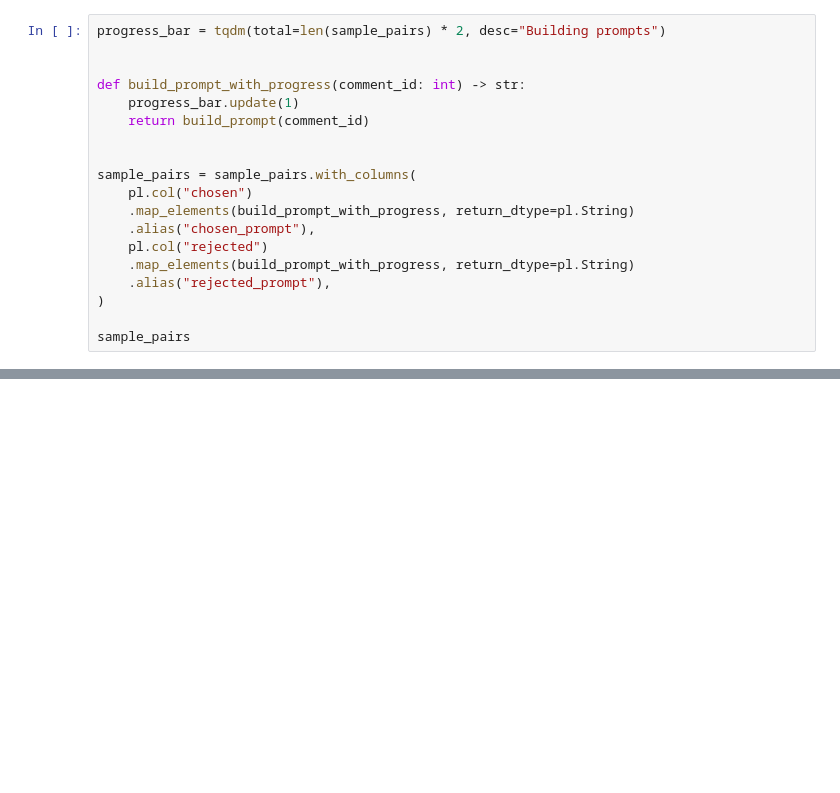
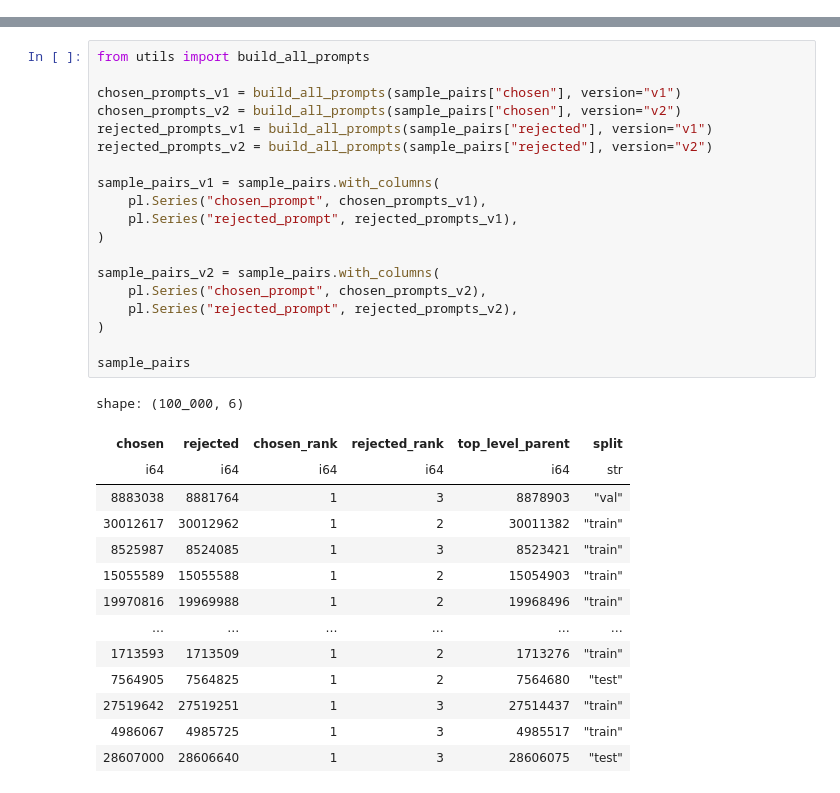
Before and after one commit to OpenPipe/best-hn, a Jupyter notebook: prepare-dataset.ipynb, the cells around one changed output, grey strips where cells are left out. Saved outputs shown, nothing was run; the diff lists cells and outputs as text; blank space fills up the shorter version.

```diff
--- a/prepare-dataset.ipynb
+++ b/prepare-dataset.ipynb
@@ -304,19 +302,0 @@ He&apos;s definitely had an impact on my priorities in a very big and positive w
-# %%
-progress_bar = tqdm(total=len(sample_pairs) * 2, desc="Building prompts")
-
-
-def build_prompt_with_progress(comment_id: int) -> str:
-    progress_bar.update(1)
-    return build_prompt(comment_id)
-
-
-sample_pairs = sample_pairs.with_columns(
-    pl.col("chosen")
-    .map_elements(build_prompt_with_progress, return_dtype=pl.String)
-    .alias("chosen_prompt"),
-    pl.col("rejected")
-    .map_elements(build_prompt_with_progress, return_dtype=pl.String)
-    .alias("rejected_prompt"),
-)
-
-sample_pairs
@@ -338,3 +303,37 @@ shape: (100_000, 8)
+# %%
+from utils import build_all_prompts
+
+chosen_prompts_v1 = build_all_prompts(sample_pairs["chosen"], version="v1")
+chosen_prompts_v2 = build_all_prompts(sample_pairs["chosen"], version="v2")
+rejected_prompts_v1 = build_all_prompts(sample_pairs["rejected"], version="v1")
+rejected_prompts_v2 = build_all_prompts(sample_pairs["rejected"], version="v2")
+
+sample_pairs_v1 = sample_pairs.with_columns(
+    pl.Series("chosen_prompt", chosen_prompts_v1),
+    pl.Series("rejected_prompt", rejected_prompts_v1),
+)
+
+sample_pairs_v2 = sample_pairs.with_columns(
+    pl.Series("chosen_prompt", chosen_prompts_v2),
+    pl.Series("rejected_prompt", rejected_prompts_v2),
+)
+
+sample_pairs
+# %% [output]
+shape: (100_000, 6)
+| chosen | rejected | chosen_rank | rejected_rank | top_level_parent | split |
+| i64 | i64 | i64 | i64 | i64 | str |
+| 8883038 | 8881764 | 1 | 3 | 8878903 | "val" |
+| 30012617 | 30012962 | 1 | 2 | 30011382 | "train" |
+| 8525987 | 8524085 | 1 | 3 | 8523421 | "train" |
+| 15055589 | 15055588 | 1 | 2 | 15054903 | "train" |
+| 19970816 | 19969988 | 1 | 2 | 19968496 | "train" |
+| … | … | … | … | … | … |
+| 1713593 | 1713509 | 1 | 2 | 1713276 | "train" |
+| 7564905 | 7564825 | 1 | 2 | 7564680 | "test" |
+| 27519642 | 27519251 | 1 | 3 | 27514437 | "train" |
+| 4986067 | 4985725 | 1 | 3 | 4985517 | "train" |
+| 28607000 | 28606640 | 1 | 3 | 28606075 | "test" |
 # %%
 import numpy as np
 from datasets import Dataset, DatasetDict
```
Also changed, not shown: parts of 17 cells of this notebook, 2 other files.
